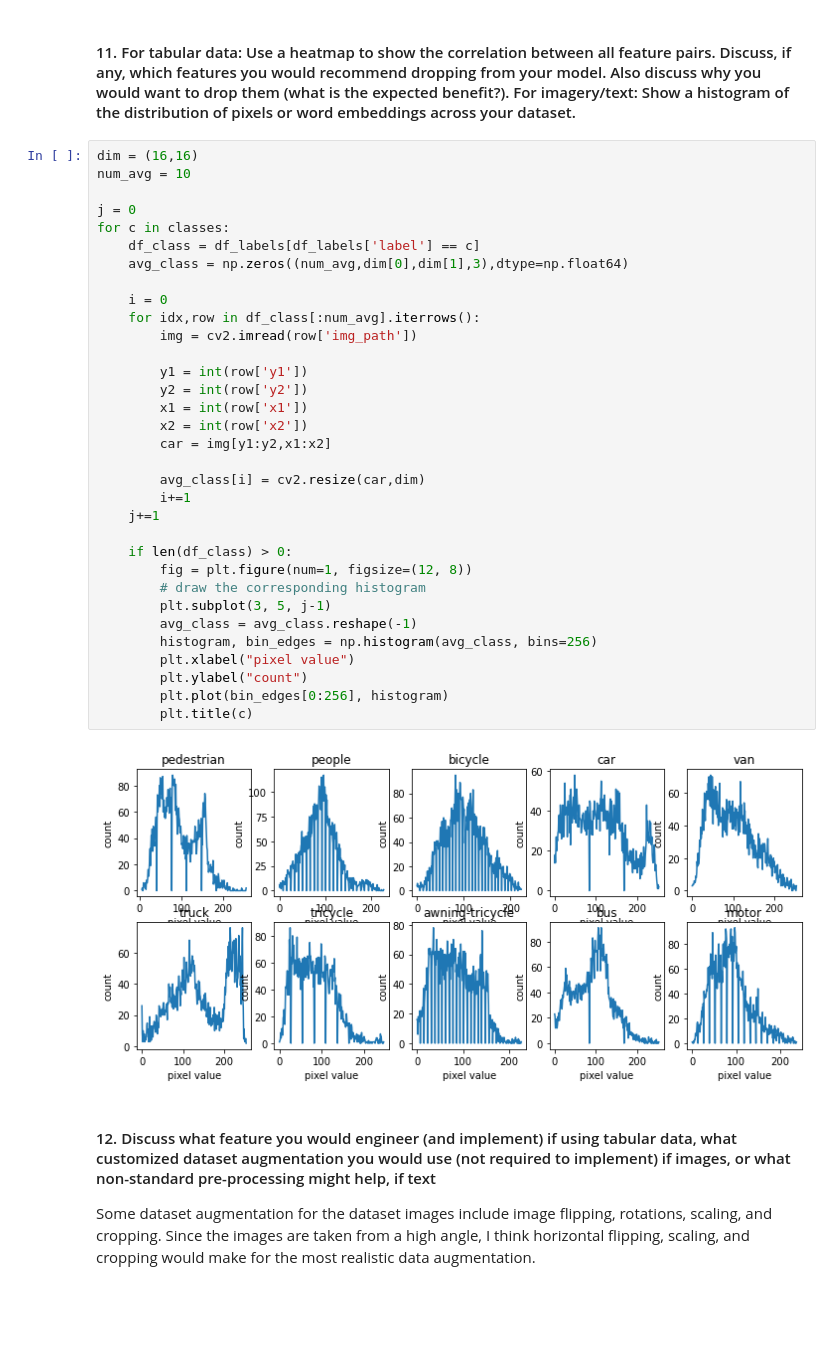
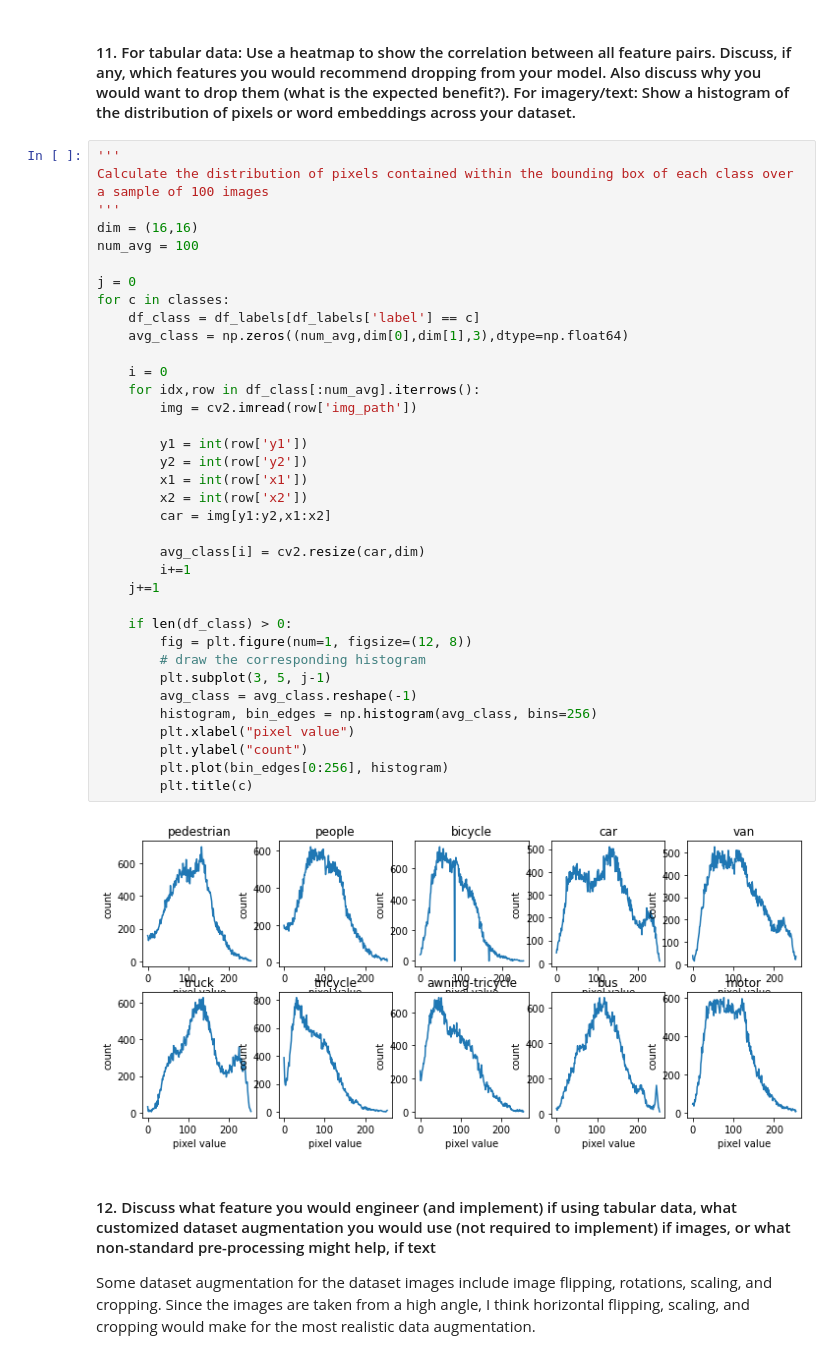
Before and after one commit to Division-Q/pytorch-retinanet, a Jupyter notebook: Part1/preprocess.ipynb, the cells around one changed output. Cells and saved outputs as stored; diff of their text form; blank space fills up the shorter version.

```diff
--- a/Part1/preprocess.ipynb
+++ b/Part1/preprocess.ipynb
@@ -253,40 +332,43 @@ A model that tries to predict a persons favorite color based on the ice cream fl
 # %% [markdown]
 #### 11. For tabular data: Use a heatmap to show the correlation between all feature pairs. Discuss, if any, which features you would recommend dropping from your model. Also discuss why you would want to drop them (what is the expected benefit?). For imagery/text: Show a histogram of the distribution of pixels or word embeddings across your dataset.
 # %%
+'''
+Calculate the distribution of pixels contained within the bounding box of each class over a sample of 100 images
+'''
 dim = (16,16)
-num_avg = 10
+num_avg = 100
 
 j = 0
 for c in classes:
     df_class = df_labels[df_labels['label'] == c]
     avg_class = np.zeros((num_avg,dim[0],dim[1],3),dtype=np.float64)
 
     i = 0
     for idx,row in df_class[:num_avg].iterrows():
         img = cv2.imread(row['img_path'])
 
         y1 = int(row['y1'])
         y2 = int(row['y2'])
         x1 = int(row['x1'])
         x2 = int(row['x2'])
         car = img[y1:y2,x1:x2]
 
         avg_class[i] = cv2.resize(car,dim)
         i+=1
     j+=1
 
     if len(df_class) > 0:
         fig = plt.figure(num=1, figsize=(12, 8))
         # draw the corresponding histogram
         plt.subplot(3, 5, j-1)
         avg_class = avg_class.reshape(-1)
         histogram, bin_edges = np.histogram(avg_class, bins=256)
         plt.xlabel("pixel value")
         plt.ylabel("count")
         plt.plot(bin_edges[0:256], histogram)
         plt.title(c)
 # %% [output]
-[figure, old version]
+[figure, new version]
 # %% [markdown]
 #### 12. Discuss what feature you would engineer (and implement) if using tabular data, what customized dataset augmentation you would use (not required to implement) if images, or what non-standard pre-processing might help, if text
 
```
Also changed, not shown: parts of 29 cells of this notebook, 2 other files.
